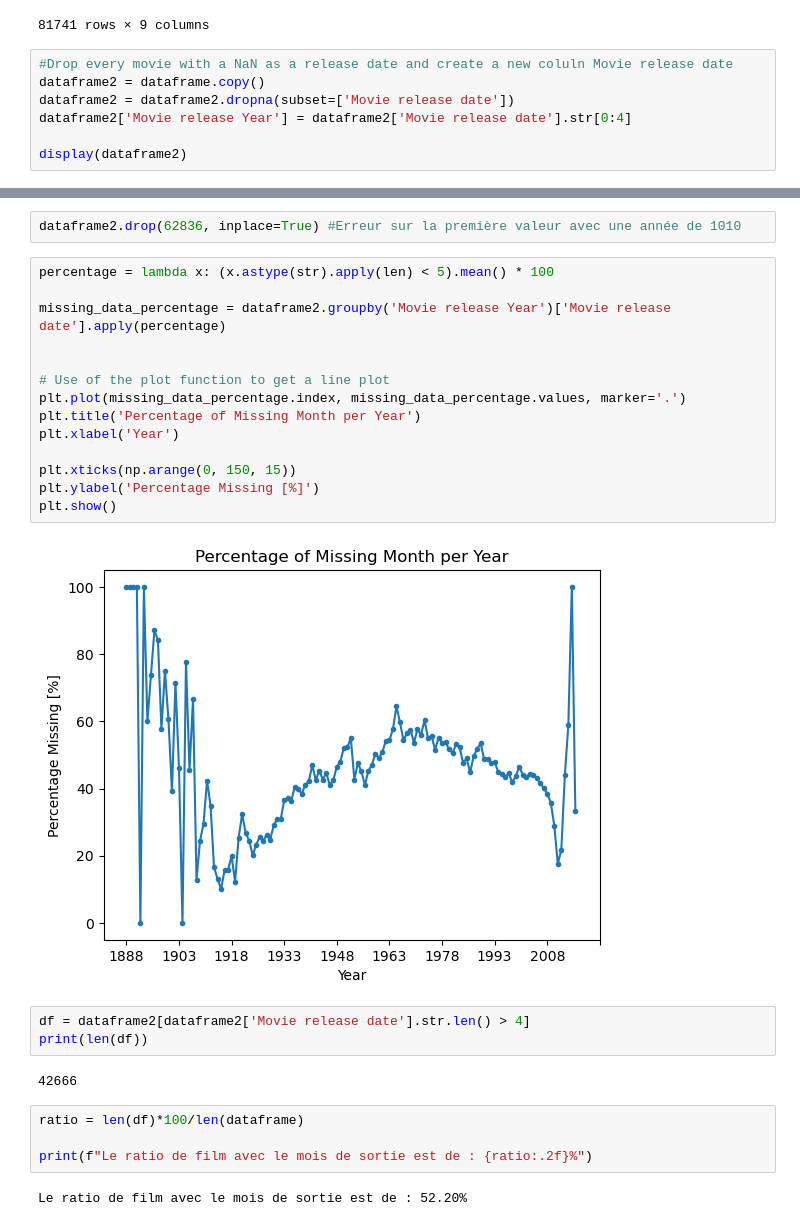
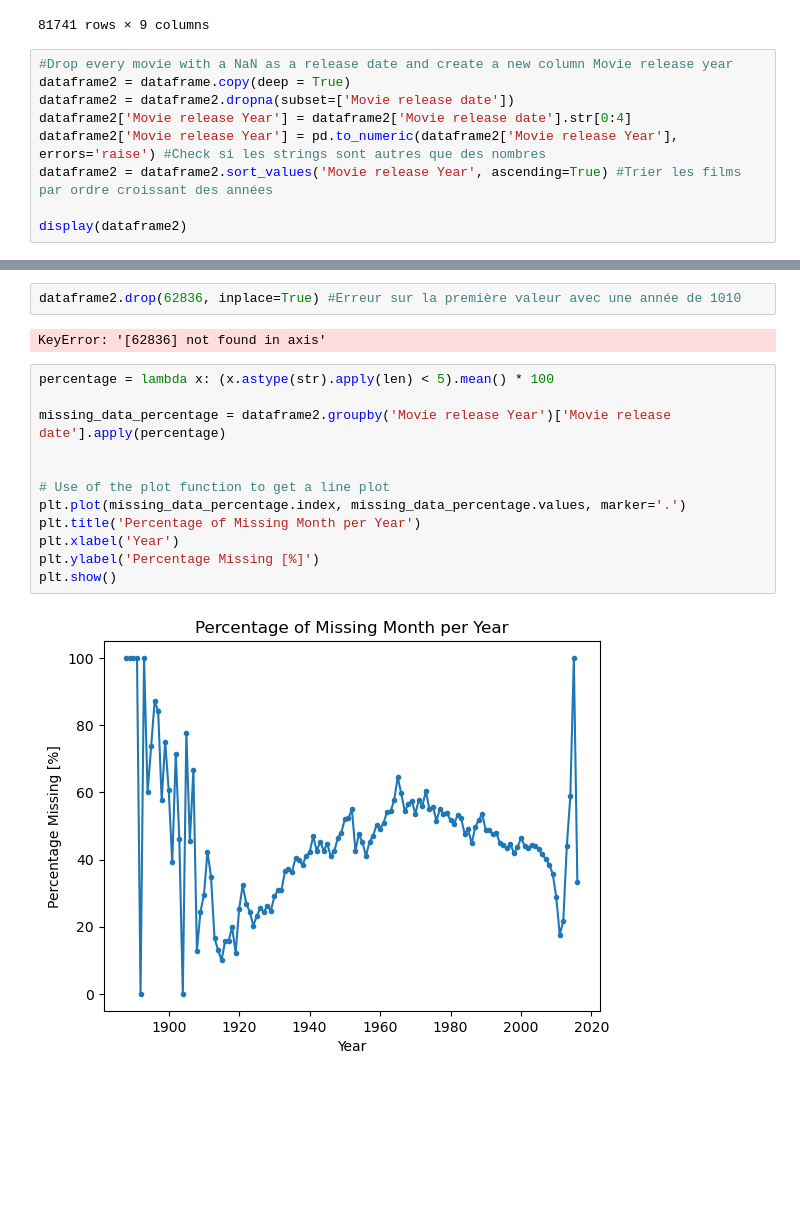
Before and after one commit to epfl-ada/ada-2023-project-dat4k, a Jupyter notebook: missingdate.ipynb, the cells around one changed output, grey strips where cells are left out. Cells and saved outputs as stored; diff of their text form; blank space fills up the shorter version.

```diff
--- a/missingdate.ipynb
+++ b/missingdate.ipynb
@@ -24,10 +24,12 @@ display(dataframe)
 | 81740 | 12476867 | /m/02w7zz8 | Spliced | 2002 | NaN | ... |
 81741 rows × 9 columns
 # %%
-#Drop every movie with a NaN as a release date and create a new coluln Movie release date
-dataframe2 = dataframe.copy()
+#Drop every movie with a NaN as a release date and create a new column Movie release year
+dataframe2 = dataframe.copy(deep = True)
 dataframe2 = dataframe2.dropna(subset=['Movie release date'])
 dataframe2['Movie release Year'] = dataframe2['Movie release date'].str[0:4]
+dataframe2['Movie release Year'] = pd.to_numeric(dataframe2['Movie release Year'], errors='raise') #Check si les strings sont autres que des nombres
+dataframe2 = dataframe2.sort_values('Movie release Year', ascending=True) #Trier les films par ordre croissant des années
 
 display(dataframe2)
 # %% [output]
@@ -73,29 +49,18 @@ True
 # %%
 dataframe2.drop(62836, inplace=True) #Erreur sur la première valeur avec une année de 1010
+# %% [output]
+KeyError: '[62836] not found in axis'
 # %%
 percentage = lambda x: (x.astype(str).apply(len) < 5).mean() * 100
 
 missing_data_percentage = dataframe2.groupby('Movie release Year')['Movie release date'].apply(percentage)
 
 
 # Use of the plot function to get a line plot
 plt.plot(missing_data_percentage.index, missing_data_percentage.values, marker='.')
 plt.title('Percentage of Missing Month per Year')
 plt.xlabel('Year')
-
-plt.xticks(np.arange(0, 150, 15))
 plt.ylabel('Percentage Missing [%]')
 plt.show()
 # %% [output]
-[figure, old version]
+[figure, new version]
-# %%
-df = dataframe2[dataframe2['Movie release date'].str.len() > 4]
-print(len(df))
-# %% [output]
-42666
-# %%
-ratio = len(df)*100/len(dataframe)
-
-print(f"Le ratio de film avec le mois de sortie est de : {ratio:.2f}%")
-# %% [output]
-Le ratio de film avec le mois de sortie est de : 52.20%
```
Also changed, not shown: parts of 14 cells of this notebook.
